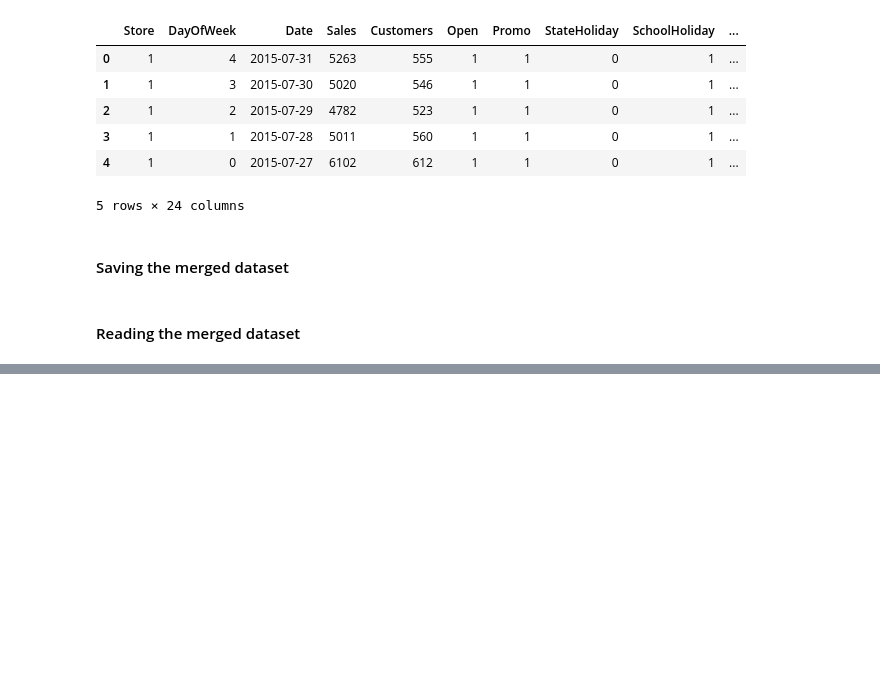
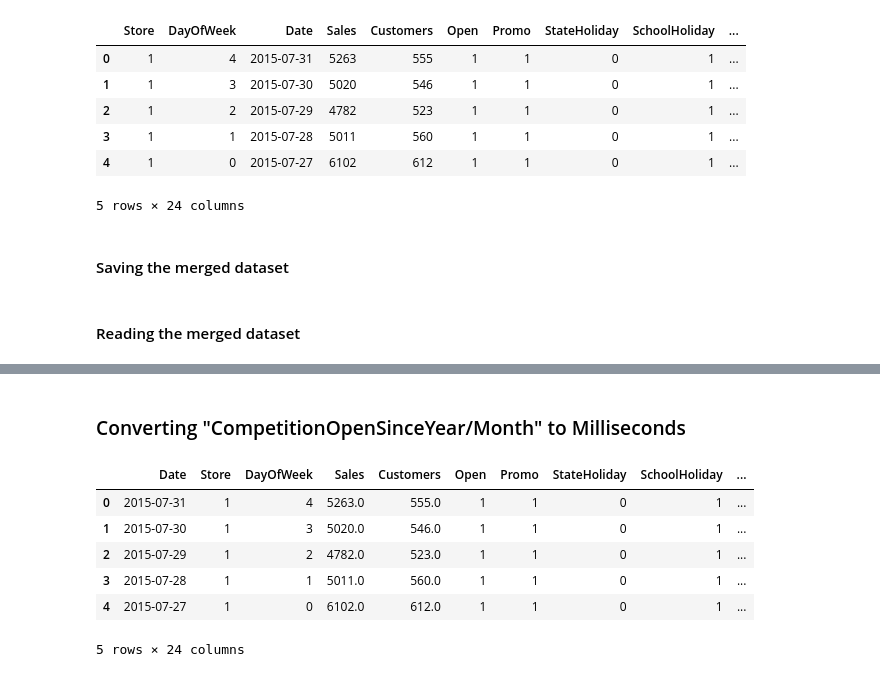
Before and after one commit to yonamg/Pharmaceutical-Sales-Prediction, a Jupyter notebook: notebook/Sales_Preprocessing.ipynb, the cells around one changed output, grey strips where cells are left out. Saved outputs shown, nothing was run; the diff lists cells and outputs as text; code cells hidden in the pictures; blank space fills up the shorter version.

```diff
--- a/notebook/Sales_Preprocessing.ipynb
+++ b/notebook/Sales_Preprocessing.ipynb
@@ -350,0 +352,12 @@ AttributeError: 'PlotData' object has no attribute 'box_plot'
+# %% [markdown]
+### Converting "CompetitionOpenSinceYear/Month" to Milliseconds
+# %%
+train_df.head()
+# %% [output]
+|  | Date | Store | DayOfWeek | Sales | Customers | Open | Promo | StateHoliday | SchoolHoliday | ... |
+| 0 | 2015-07-31 | 1 | 4 | 5263.0 | 555.0 | 1 | 1 | 0 | 1 | ... |
+| 1 | 2015-07-30 | 1 | 3 | 5020.0 | 546.0 | 1 | 1 | 0 | 1 | ... |
+| 2 | 2015-07-29 | 1 | 2 | 4782.0 | 523.0 | 1 | 1 | 0 | 1 | ... |
+| 3 | 2015-07-28 | 1 | 1 | 5011.0 | 560.0 | 1 | 1 | 0 | 1 | ... |
+| 4 | 2015-07-27 | 1 | 0 | 6102.0 | 612.0 | 1 | 1 | 0 | 1 | ... |
+5 rows × 24 columns
```
Also changed, not shown: parts of 53 cells of this notebook.
